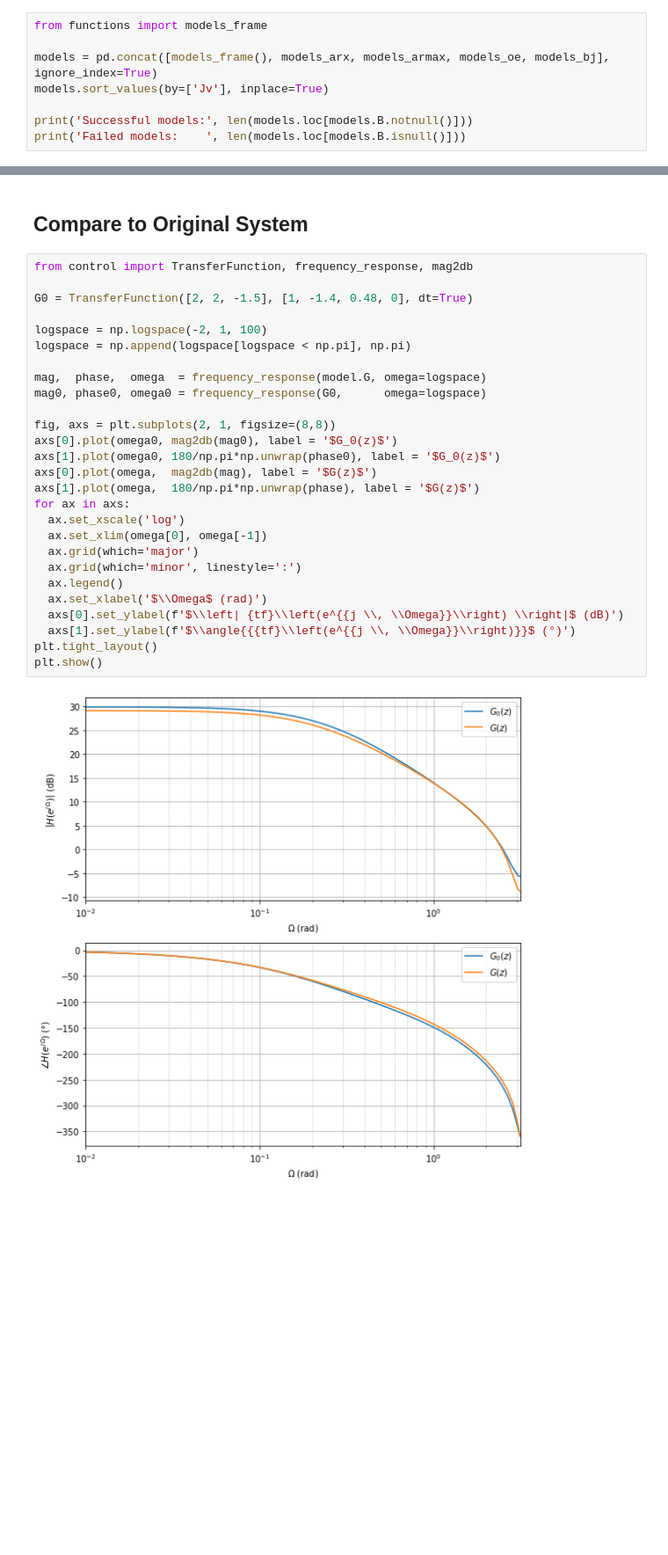
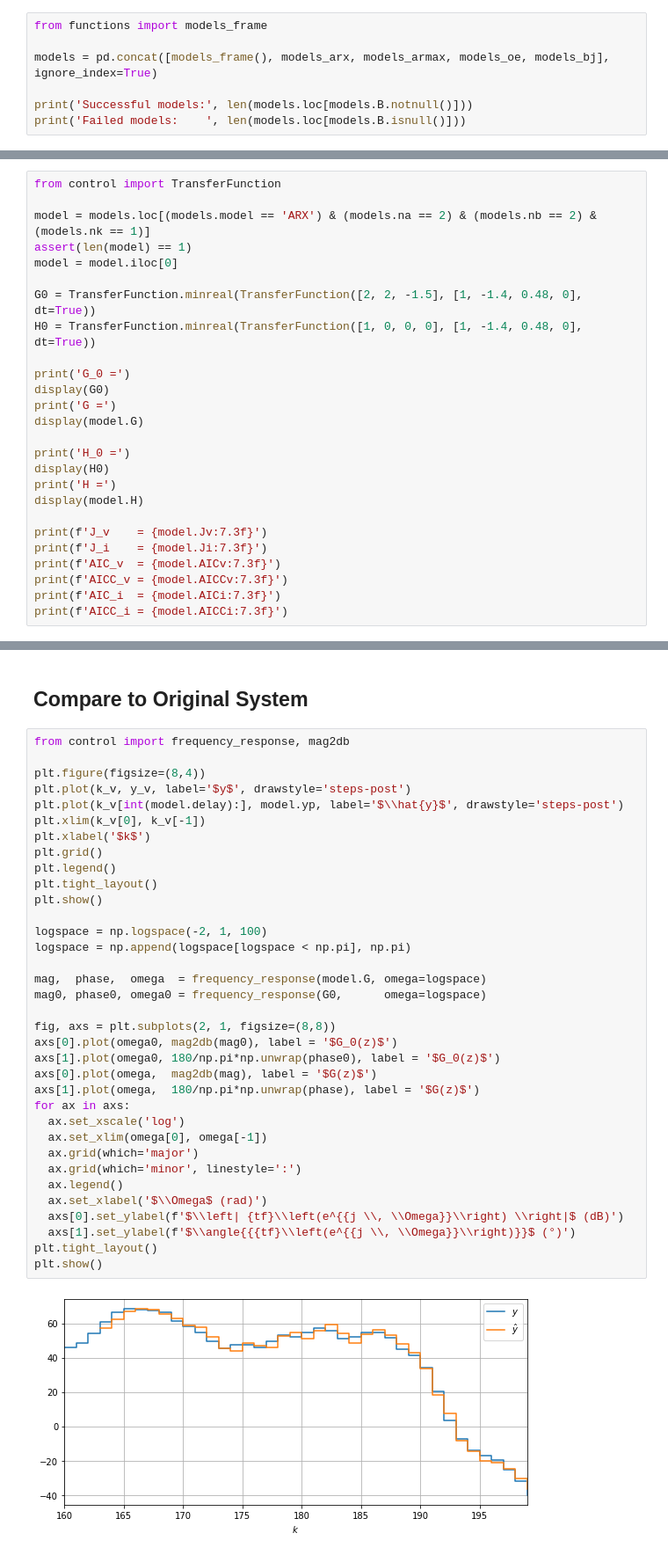
Before and after one commit to GuiBeal/system-identification, a Jupyter notebook: Python/main.ipynb, the cells around one changed output, grey strips where cells are left out. Shown at 88% size. Cells and saved outputs as stored; diff of their text form; blank space fills up the shorter version.

```diff
--- a/Python/main.ipynb
+++ b/Python/main.ipynb
@@ -342,7 +418,6 @@ display_models(models_bj.sort_values(by=['Jv']), columns=['nb', 'nc', 'nd', 'nf'
 from functions import models_frame
 
 models = pd.concat([models_frame(), models_arx, models_armax, models_oe, models_bj], ignore_index=True)
-models.sort_values(by=['Jv'], inplace=True)
 
 print('Successful models:', len(models.loc[models.B.notnull()]))
 print('Failed models:    ', len(models.loc[models.B.isnull()]))
@@ -551,0 +616,26 @@ J_i = 5.276219485889688
+# %%
+from control import TransferFunction
+
+model = models.loc[(models.model == 'ARX') & (models.na == 2) & (models.nb == 2) & (models.nk == 1)]
+assert(len(model) == 1)
+model = model.iloc[0]
+
+G0 = TransferFunction.minreal(TransferFunction([2, 2, -1.5], [1, -1.4, 0.48, 0], dt=True))
+H0 = TransferFunction.minreal(TransferFunction([1, 0, 0, 0], [1, -1.4, 0.48, 0], dt=True))
+
+print('G_0 =')
+display(G0)
+print('G =')
+display(model.G)
+
+print('H_0 =')
+display(H0)
+print('H =')
+display(model.H)
+
+print(f'J_v    = {model.Jv:7.3f}')
+print(f'J_i    = {model.Ji:7.3f}')
+print(f'AIC_v  = {model.AICv:7.3f}')
+print(f'AICC_v = {model.AICCv:7.3f}')
+print(f'AIC_i  = {model.AICi:7.3f}')
+print(f'AICC_i = {model.AICCi:7.3f}')
@@ -552,31 +657,39 @@ J_i = 5.276219485889688
 # %% [markdown]
 ## Compare to Original System
 # %%
-from control import TransferFunction, frequency_response, mag2db
+from control import frequency_response, mag2db
 
-G0 = TransferFunction([2, 2, -1.5], [1, -1.4, 0.48, 0], dt=True)
+plt.figure(figsize=(8,4))
+plt.plot(k_v, y_v, label='$y$', drawstyle='steps-post')
+plt.plot(k_v[int(model.delay):], model.yp, label='$\\hat{y}$', drawstyle='steps-post')
+plt.xlim(k_v[0], k_v[-1])
+plt.xlabel('$k$')
+plt.grid()
+plt.legend()
+plt.tight_layout()
+plt.show()
 
 logspace = np.logspace(-2, 1, 100)
 logspace = np.append(logspace[logspace < np.pi], np.pi)
 
 mag,  phase,  omega  = frequency_response(model.G, omega=logspace)
 mag0, phase0, omega0 = frequency_response(G0,      omega=logspace)
 
 fig, axs = plt.subplots(2, 1, figsize=(8,8))
 axs[0].plot(omega0, mag2db(mag0), label = '$G_0(z)$')
 axs[1].plot(omega0, 180/np.pi*np.unwrap(phase0), label = '$G_0(z)$')
 axs[0].plot(omega,  mag2db(mag), label = '$G(z)$')
 axs[1].plot(omega,  180/np.pi*np.unwrap(phase), label = '$G(z)$')
 for ax in axs:
   ax.set_xscale('log')
   ax.set_xlim(omega[0], omega[-1])
   ax.grid(which='major')
   ax.grid(which='minor', linestyle=':')
   ax.legend()
   ax.set_xlabel('$\\Omega$ (rad)')
   axs[0].set_ylabel(f'$\\left| {tf}\\left(e^{{j \\, \\Omega}}\\right) \\right|$ (dB)')
   axs[1].set_ylabel(f'$\\angle{{{tf}\\left(e^{{j \\, \\Omega}}\\right)}}$ (°)')
 plt.tight_layout()
 plt.show()
 # %% [output]
-[figure, old version]
+[figure, new version]
```
Also changed, not shown: parts of 15 cells of this notebook, 1 other file.
